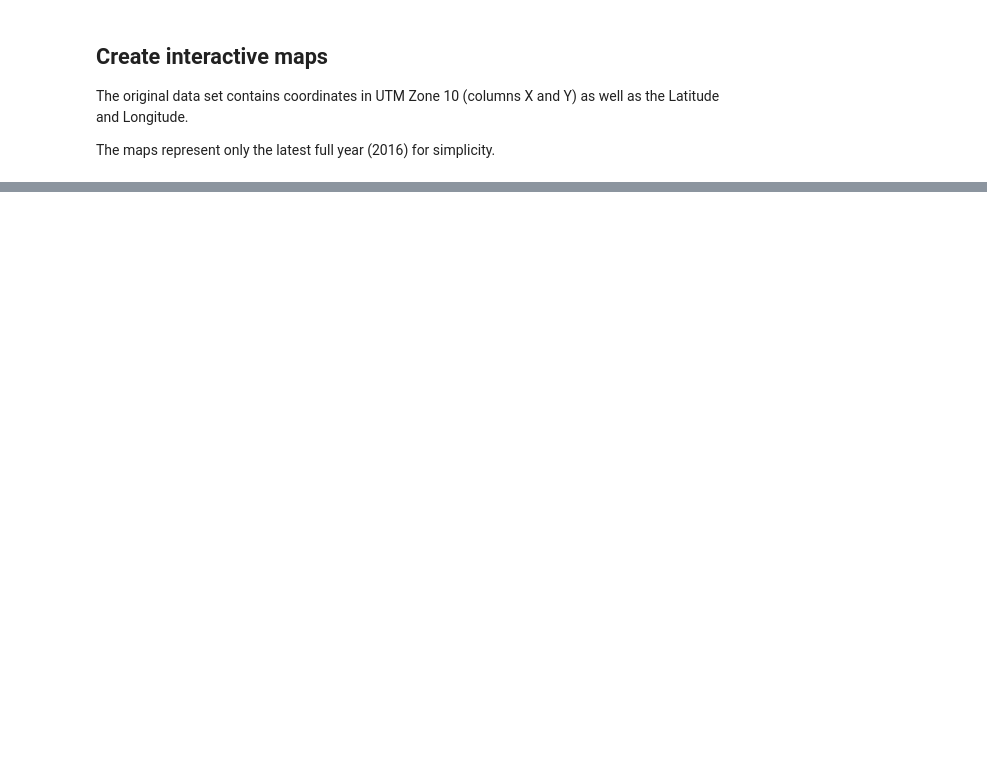
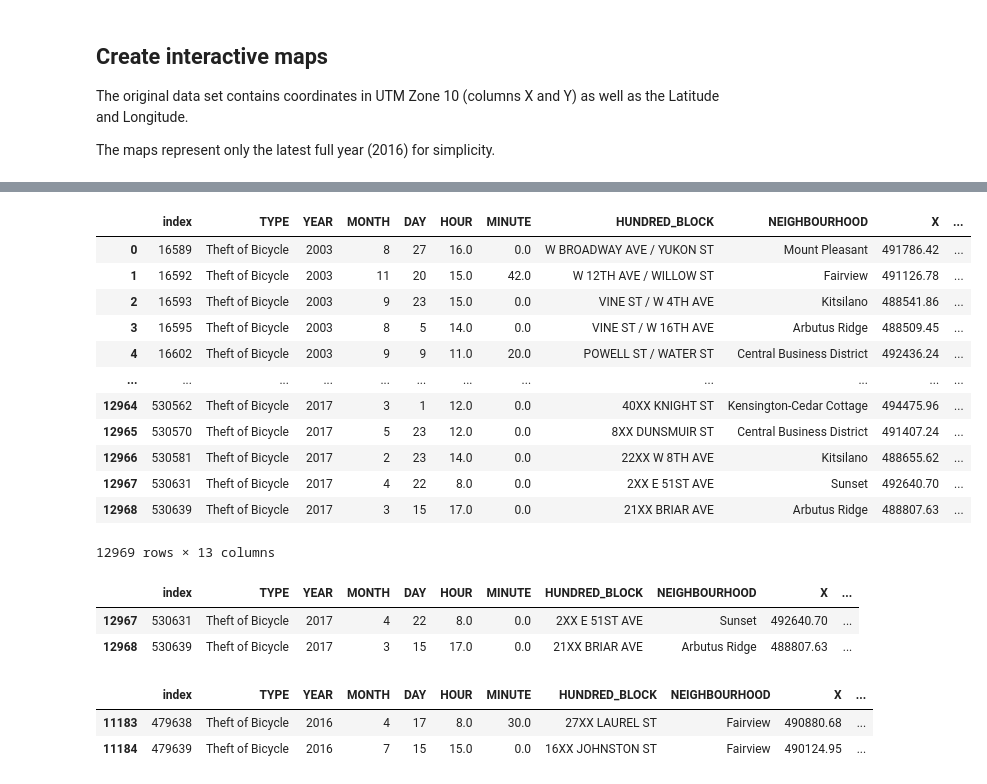
Before and after one commit to ornwipa/bike_theft_pattern, a Jupyter notebook: final project.ipynb, the cells around one changed output, grey strips where cells are left out. Saved outputs shown, nothing was run; the diff lists cells and outputs as text; code cells hidden in the pictures; blank space fills up the shorter version.

```diff
--- a/final project.ipynb
+++ b/final project.ipynb
@@ -186,2 +177,7 @@ m_5
 
 ### Scale latitude and longitude features
+# %%
+print(data.columns)
+features = ['Latitude', 'Longitude']
+unscaled_features = data[features]
+unscaled_features[-2:]
@@ -187,0 +191,3 @@ m_5
+# %%
+X = StandardScaler().fit_transform(unscaled_features)
+X[-2:]
@@ -187,0 +199,7 @@ m_5
+# %%
+kmeans = KMeans(n_clusters = 10)
+model = kmeans.fit(X)
+print("model\n", model)
+print(model.labels_)
+print(model.labels_.shape)
+print((type(model.labels_)))
@@ -187,0 +243,3 @@ m_5
+# %%
+cluster = pd.DataFrame(model.labels_)
+cluster
@@ -188 +276,36 @@ m_5
+# %%
+new_index = np.array([x for x in range(0,len(cluster))])
+data = data.reset_index()
+data
+# %% [output]
+|  | index | TYPE | YEAR | MONTH | DAY | HOUR | MINUTE | HUNDRED_BLOCK | NEIGHBOURHOOD | X | ... |
+| 0 | 16589 | Theft of Bicycle | 2003 | 8 | 27 | 16.0 | 0.0 | W BROADWAY AVE / YUKON ST | Mount Pleasant | 491786.42 | ... |
+| 1 | 16592 | Theft of Bicycle | 2003 | 11 | 20 | 15.0 | 42.0 | W 12TH AVE / WILLOW ST | Fairview | 491126.78 | ... |
+| 2 | 16593 | Theft of Bicycle | 2003 | 9 | 23 | 15.0 | 0.0 | VINE ST / W 4TH AVE | Kitsilano | 488541.86 | ... |
+| 3 | 16595 | Theft of Bicycle | 2003 | 8 | 5 | 14.0 | 0.0 | VINE ST / W 16TH AVE | Arbutus Ridge | 488509.45 | ... |
+| 4 | 16602 | Theft of Bicycle | 2003 | 9 | 9 | 11.0 | 20.0 | POWELL ST / WATER ST | Central Business District | 492436.24 | ... |
+| ... | ... | ... | ... | ... | ... | ... | ... | ... | ... | ... | ... |
+| 12964 | 530562 | Theft of Bicycle | 2017 | 3 | 1 | 12.0 | 0.0 | 40XX KNIGHT ST | Kensington-Cedar Cottage | 494475.96 | ... |
+| 12965 | 530570 | Theft of Bicycle | 2017 | 5 | 23 | 12.0 | 0.0 | 8XX DUNSMUIR ST | Central Business District | 491407.24 | ... |
+| 12966 | 530581 | Theft of Bicycle | 2017 | 2 | 23 | 14.0 | 0.0 | 22XX W 8TH AVE | Kitsilano | 488655.62 | ... |
+| 12967 | 530631 | Theft of Bicycle | 2017 | 4 | 22 | 8.0 | 0.0 | 2XX E 51ST AVE | Sunset | 492640.70 | ... |
+| 12968 | 530639 | Theft of Bicycle | 2017 | 3 | 15 | 17.0 | 0.0 | 21XX BRIAR AVE | Arbutus Ridge | 488807.63 | ... |
+12969 rows × 13 columns
+# %%
+# data frames of features and cluster can be joined
+data_with_cluster = data.join(cluster)
+data_with_cluster = data_with_cluster.rename(columns={0: 'cluster'})
+data_with_cluster[-2:]
+# %% [output]
+|  | index | TYPE | YEAR | MONTH | DAY | HOUR | MINUTE | HUNDRED_BLOCK | NEIGHBOURHOOD | X | ... |
+| 12967 | 530631 | Theft of Bicycle | 2017 | 4 | 22 | 8.0 | 0.0 | 2XX E 51ST AVE | Sunset | 492640.70 | ... |
+| 12968 | 530639 | Theft of Bicycle | 2017 | 3 | 15 | 17.0 | 0.0 | 21XX BRIAR AVE | Arbutus Ridge | 488807.63 | ... |
+# %%
+# map out only the year 2016
+clustered_data = data_with_cluster[data_with_cluster.YEAR == 2016].reindex()
+clustered_data[:2]
+# %% [output]
+|  | index | TYPE | YEAR | MONTH | DAY | HOUR | MINUTE | HUNDRED_BLOCK | NEIGHBOURHOOD | X | ... |
+| 11183 | 479638 | Theft of Bicycle | 2016 | 4 | 17 | 8.0 | 30.0 | 27XX LAUREL ST | Fairview | 490880.68 | ... |
+| 11184 | 479639 | Theft of Bicycle | 2016 | 7 | 15 | 15.0 | 0.0 | 16XX JOHNSTON ST | Fairview | 490124.95 | ... |
 # %%
```
Also changed, not shown: parts of 17 cells of this notebook, 2 other files.
